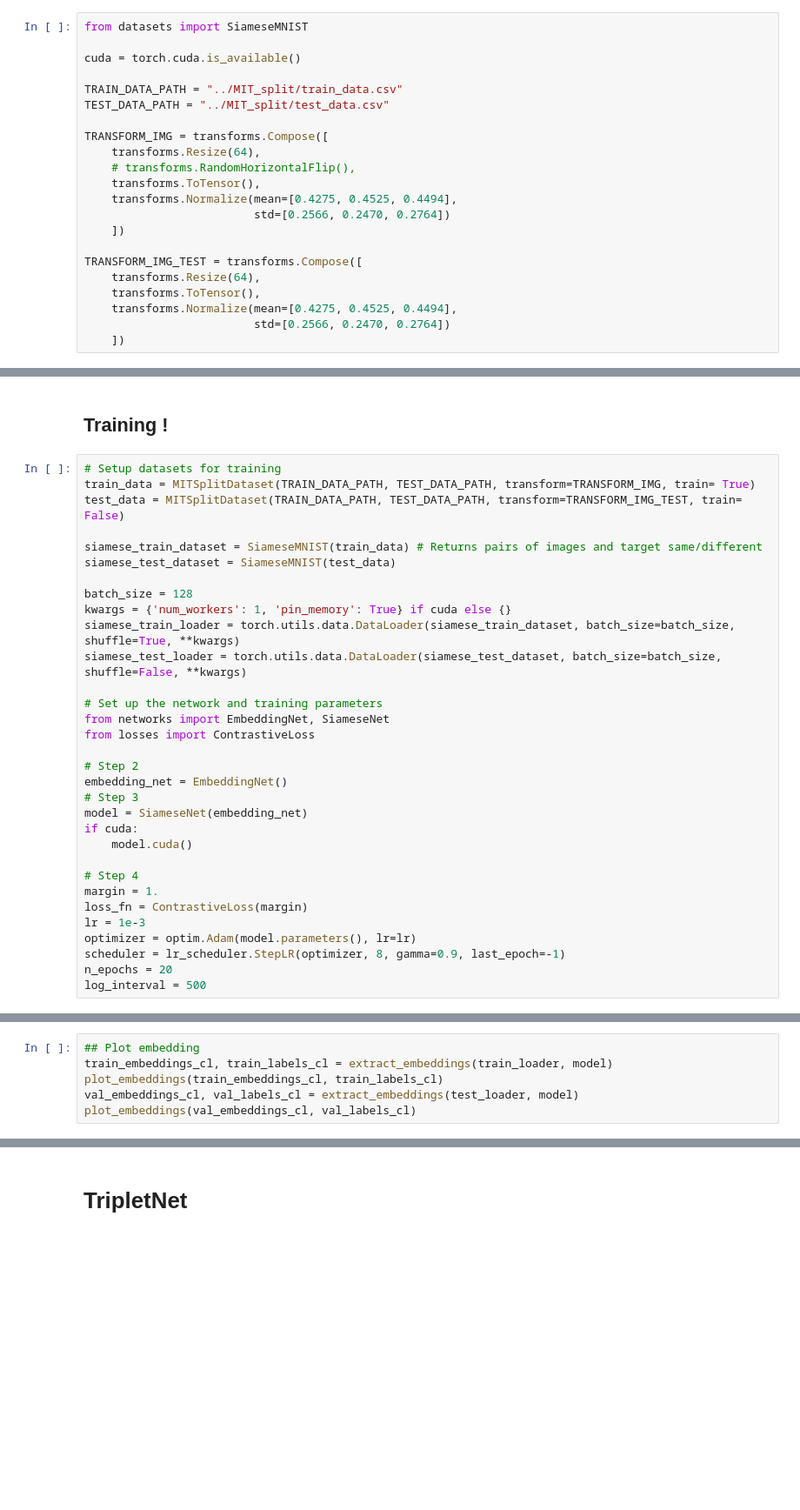
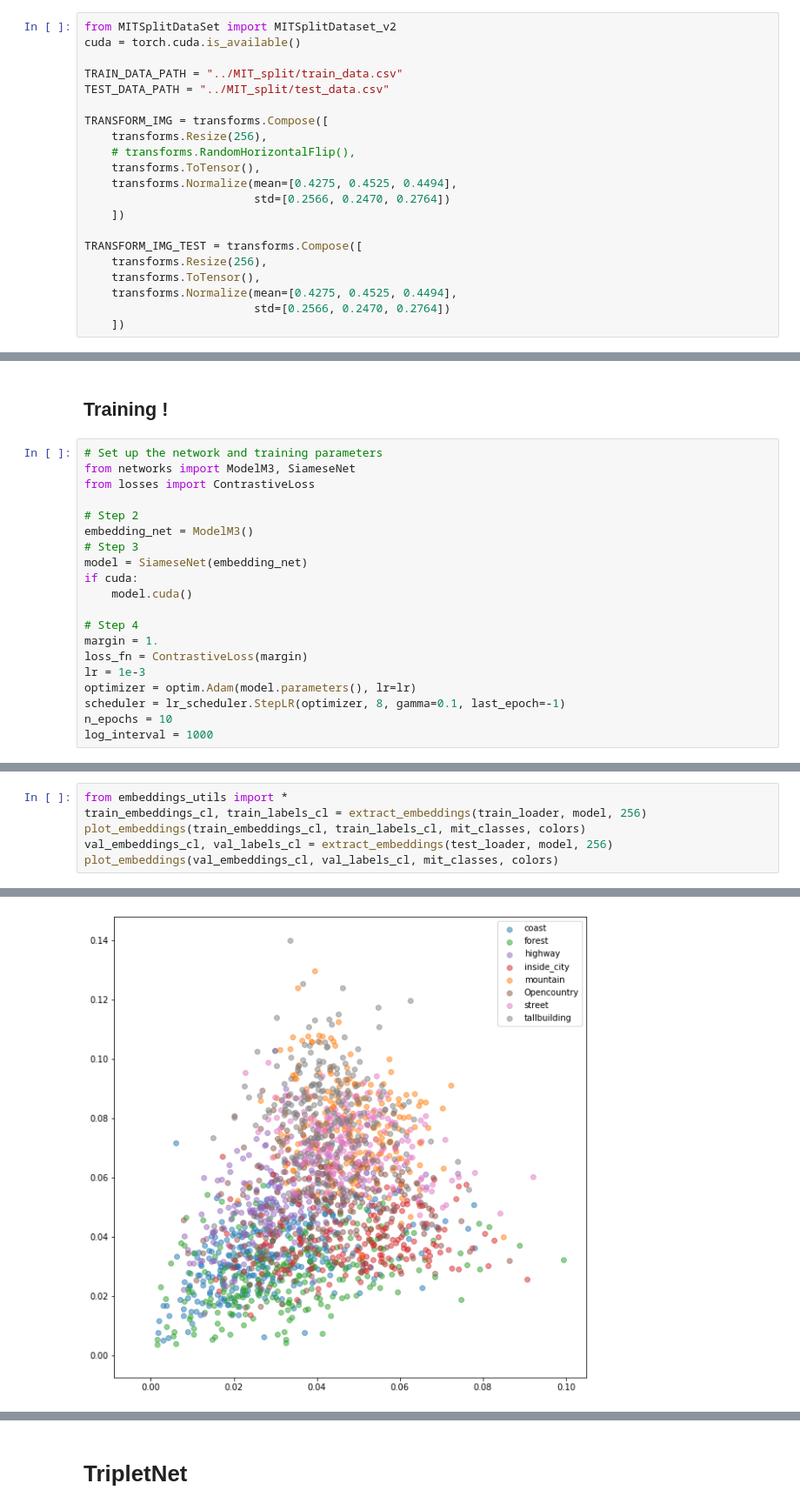
Before and after one commit to bersecke/MCV-2022-M5-Project, a Jupyter notebook: Week4/taskb.ipynb, the cells around one changed output, grey strips where cells are left out. Shown at 87% size. Drawn from its saved outputs; the diff is of its cells as text; blank space fills up the shorter version.

```diff
--- a/Week4/taskb.ipynb
+++ b/Week4/taskb.ipynb
@@ -205,13 +116,12 @@ class MITSplitDataset(Dataset):
 # %%
-from datasets import SiameseMNIST
-
+from MITSplitDataSet import MITSplitDataset_v2
 cuda = torch.cuda.is_available()
 
 TRAIN_DATA_PATH = "../MIT_split/train_data.csv"
 TEST_DATA_PATH = "../MIT_split/test_data.csv"
 
 TRANSFORM_IMG = transforms.Compose([
-    transforms.Resize(64),
+    transforms.Resize(256),
     # transforms.RandomHorizontalFlip(),
     transforms.ToTensor(),
     transforms.Normalize(mean=[0.4275, 0.4525, 0.4494],
@@ -219,7 +129,7 @@ TRANSFORM_IMG = transforms.Compose([
     ])
 
 TRANSFORM_IMG_TEST = transforms.Compose([
-    transforms.Resize(64),
+    transforms.Resize(256),
     transforms.ToTensor(),
     transforms.Normalize(mean=[0.4275, 0.4525, 0.4494],
                          std=[0.2566, 0.2470, 0.2764])
@@ -227,24 +155,12 @@ TRANSFORM_IMG_TEST = transforms.Compose([
 # %% [markdown]
 ## Training !
 # %%
-# Setup datasets for training
-train_data = MITSplitDataset(TRAIN_DATA_PATH, TEST_DATA_PATH, transform=TRANSFORM_IMG, train= True)
-test_data = MITSplitDataset(TRAIN_DATA_PATH, TEST_DATA_PATH, transform=TRANSFORM_IMG_TEST, train= False)
-
-siamese_train_dataset = SiameseMNIST(train_data) # Returns pairs of images and target same/different
-siamese_test_dataset = SiameseMNIST(test_data)
-
-batch_size = 128
-kwargs = {'num_workers': 1, 'pin_memory': True} if cuda else {}
-siamese_train_loader = torch.utils.data.DataLoader(siamese_train_dataset, batch_size=batch_size, shuffle=True, **kwargs)
-siamese_test_loader = torch.utils.data.DataLoader(siamese_test_dataset, batch_size=batch_size, shuffle=False, **kwargs)
-
 # Set up the network and training parameters
-from networks import EmbeddingNet, SiameseNet
+from networks import ModelM3, SiameseNet
 from losses import ContrastiveLoss
 
 # Step 2
-embedding_net = EmbeddingNet()
+embedding_net = ModelM3()
 # Step 3
 model = SiameseNet(embedding_net)
 if cuda:
@@ -255,6 +171,6 @@ margin = 1.
 loss_fn = ContrastiveLoss(margin)
 lr = 1e-3
 optimizer = optim.Adam(model.parameters(), lr=lr)
-scheduler = lr_scheduler.StepLR(optimizer, 8, gamma=0.9, last_epoch=-1)
-n_epochs = 20
-log_interval = 500
+scheduler = lr_scheduler.StepLR(optimizer, 8, gamma=0.1, last_epoch=-1)
+n_epochs = 10
+log_interval = 1000
@@ -281,7 +211,7 @@ Original Traceback (most recent call last):
 # %%
-## Plot embedding
-train_embeddings_cl, train_labels_cl = extract_embeddings(train_loader, model)
-plot_embeddings(train_embeddings_cl, train_labels_cl)
-val_embeddings_cl, val_labels_cl = extract_embeddings(test_loader, model)
-plot_embeddings(val_embeddings_cl, val_labels_cl)
+from embeddings_utils import *
+train_embeddings_cl, train_labels_cl = extract_embeddings(train_loader, model, 256)
+plot_embeddings(train_embeddings_cl, train_labels_cl, mit_classes, colors)
+val_embeddings_cl, val_labels_cl = extract_embeddings(test_loader, model, 256)
+plot_embeddings(val_embeddings_cl, val_labels_cl, mit_classes, colors)
 # %% [output]
@@ -288,0 +218 @@ RuntimeError: mat1 and mat2 shapes cannot be multiplied (256x238144 and 1133184x
+[figure, added]
```
Also changed, not shown: parts of 32 cells of this notebook, 5 other files.
